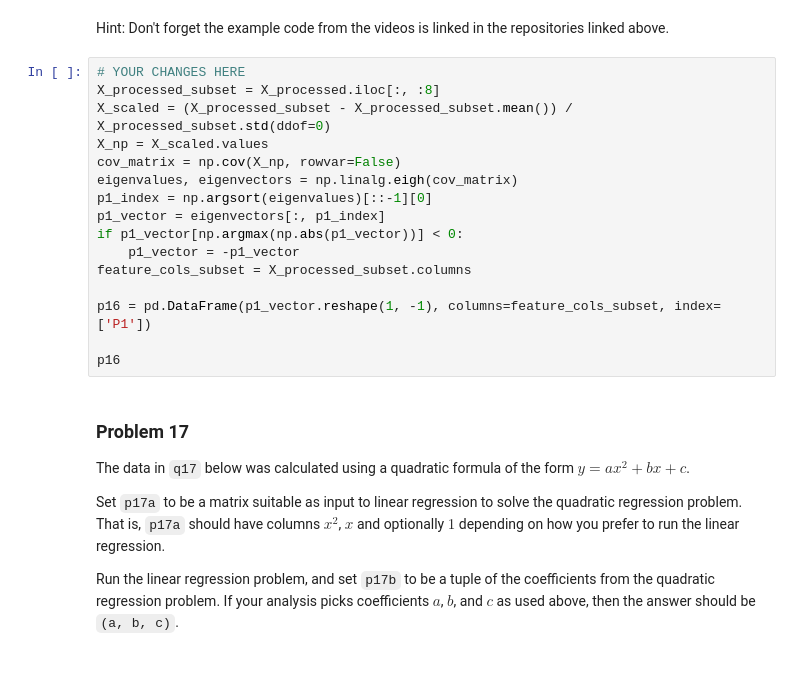
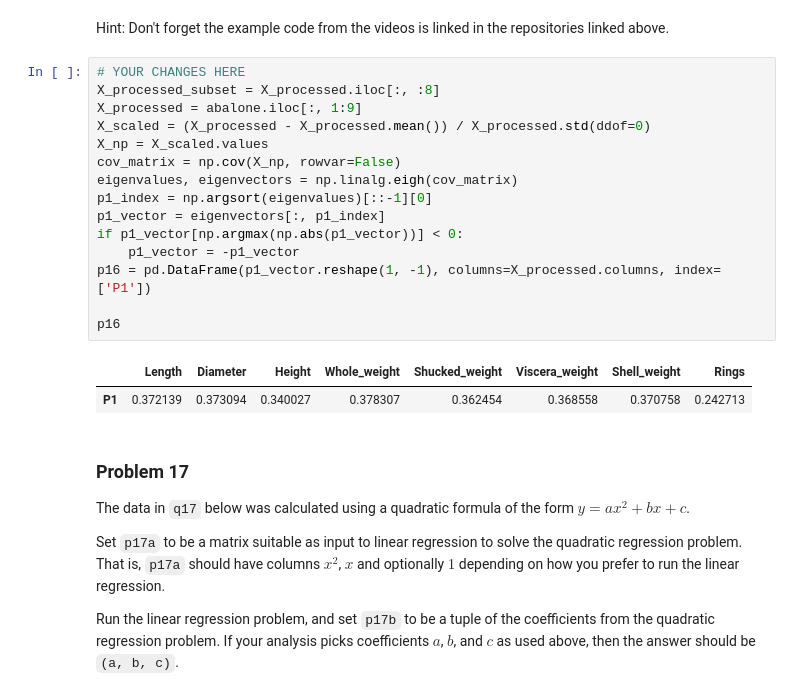
Before and after one commit to nkajones/dx601-homework-08, a Jupyter notebook: homework.ipynb, the cells around one changed output. Drawn from its saved outputs; the diff is of its cells as text; blank space fills up the shorter version.

```diff
--- a/homework.ipynb
+++ b/homework.ipynb
@@ -350,19 +350,21 @@ Hint: Don't forget the example code from the videos is linked in the repositorie
 # %%
 # YOUR CHANGES HERE
 X_processed_subset = X_processed.iloc[:, :8]
-X_scaled = (X_processed_subset - X_processed_subset.mean()) / X_processed_subset.std(ddof=0)
+X_processed = abalone.iloc[:, 1:9]
+X_scaled = (X_processed - X_processed.mean()) / X_processed.std(ddof=0)
 X_np = X_scaled.values
 cov_matrix = np.cov(X_np, rowvar=False)
 eigenvalues, eigenvectors = np.linalg.eigh(cov_matrix)
 p1_index = np.argsort(eigenvalues)[::-1][0]
 p1_vector = eigenvectors[:, p1_index]
 if p1_vector[np.argmax(np.abs(p1_vector))] < 0:
     p1_vector = -p1_vector
-feature_cols_subset = X_processed_subset.columns
-
-p16 = pd.DataFrame(p1_vector.reshape(1, -1), columns=feature_cols_subset, index=['P1'])
+p16 = pd.DataFrame(p1_vector.reshape(1, -1), columns=X_processed.columns, index=['P1'])
 
 p16
+# %% [output]
+|  | Length | Diameter | Height | Whole_weight | Shucked_weight | Viscera_weight | Shell_weight | Rings |
+| P1 | 0.372139 | 0.373094 | 0.340027 | 0.378307 | 0.362454 | 0.368558 | 0.370758 | 0.242713 |
 # %% [markdown]
 ### Problem 17
 
```
